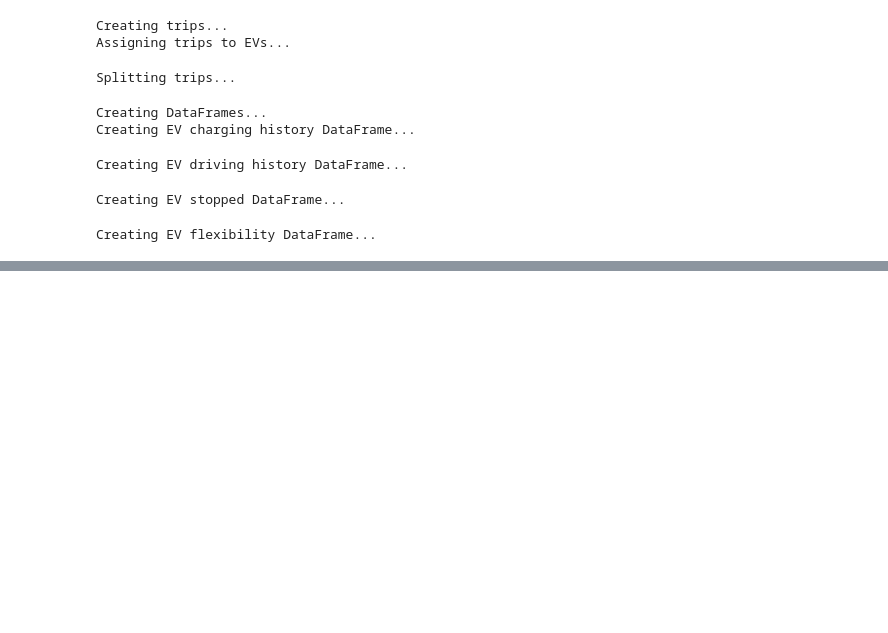
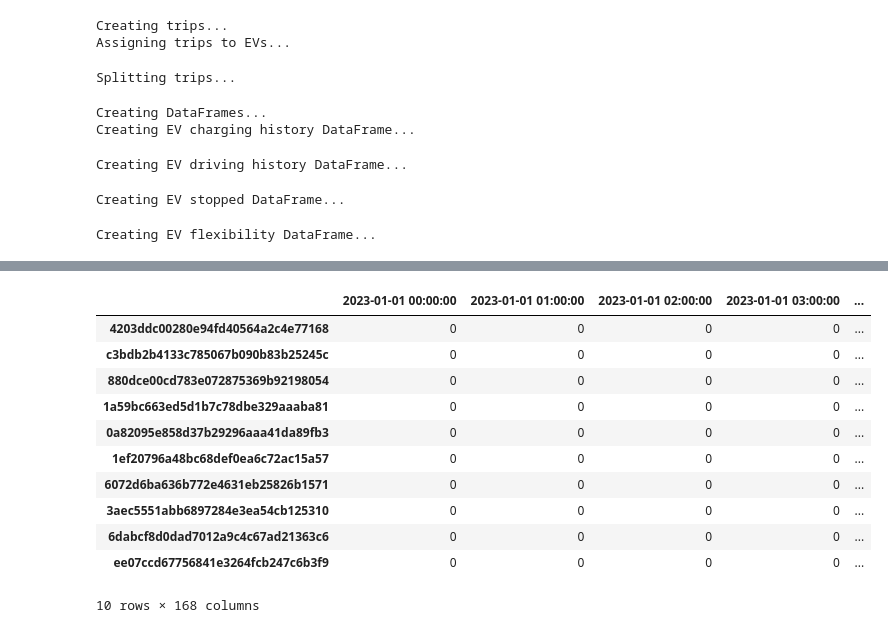
Before and after one commit to EV4EU/ev-profiling, a Jupyter notebook: ev-profiles.ipynb, the cells around one changed output, grey strips where cells are left out. Drawn from its saved outputs; the diff is of its cells as text; code cells hidden in the pictures; blank space fills up the shorter version.

Commit message:
Added flexibility power DataFrame.

```diff
--- a/ev-profiles.ipynb
+++ b/ev-profiles.ipynb
@@ -1697,0 +1703,17 @@ plt.show()
+# %%
+# Flexibility power
+
+aggregator.simulation_dataframes['ev_flexibility_power']
+# %% [output]
+|  | 2023-01-01 00:00:00 | 2023-01-01 01:00:00 | 2023-01-01 02:00:00 | 2023-01-01 03:00:00 | ... |
+| 4203ddc00280e94fd40564a2c4e77168 | 0 | 0 | 0 | 0 | ... |
+| c3bdb2b4133c785067b090b83b25245c | 0 | 0 | 0 | 0 | ... |
+| 880dce00cd783e072875369b92198054 | 0 | 0 | 0 | 0 | ... |
+| 1a59bc663ed5d1b7c78dbe329aaaba81 | 0 | 0 | 0 | 0 | ... |
+| 0a82095e858d37b29296aaa41da89fb3 | 0 | 0 | 0 | 0 | ... |
+| 1ef20796a48bc68def0ea6c72ac15a57 | 0 | 0 | 0 | 0 | ... |
+| 6072d6ba636b772e4631eb25826b1571 | 0 | 0 | 0 | 0 | ... |
+| 3aec5551abb6897284e3ea54cb125310 | 0 | 0 | 0 | 0 | ... |
+| 6dabcf8d0dad7012a9c4c67ad21363c6 | 0 | 0 | 0 | 0 | ... |
+| ee07ccd67756841e3264fcb247c6b3f9 | 0 | 0 | 0 | 0 | ... |
+10 rows × 168 columns
```
Also changed, not shown: parts of 21 cells of this notebook.
